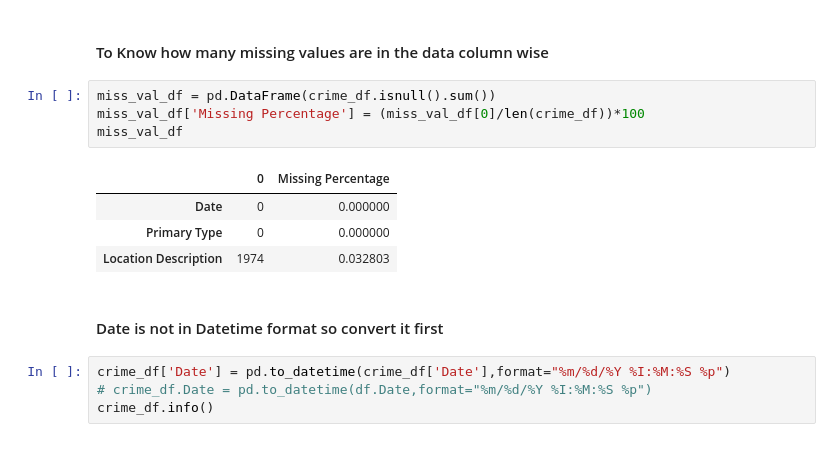
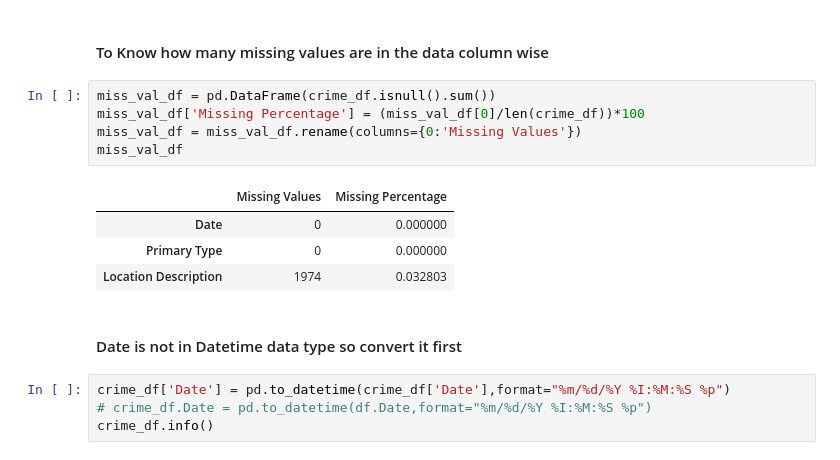
Before and after one commit to himesh2795/Crime-Rate-Analysis-and-Predictions, a Jupyter notebook: Crime Rate in Chicago.ipynb, the cells around one changed output. Cells and saved outputs as stored; diff of their text form.

```diff
--- a/Crime Rate in Chicago.ipynb
+++ b/Crime Rate in Chicago.ipynb
@@ -107,14 +107,15 @@ crime_df.head()
 # %%
 miss_val_df = pd.DataFrame(crime_df.isnull().sum())
 miss_val_df['Missing Percentage'] = (miss_val_df[0]/len(crime_df))*100
+miss_val_df = miss_val_df.rename(columns={0:'Missing Values'})
 miss_val_df
 # %% [output]
-|  | 0 | Missing Percentage |
+|  | Missing Values | Missing Percentage |
 | Date | 0 | 0.000000 |
 | Primary Type | 0 | 0.000000 |
 | Location Description | 1974 | 0.032803 |
 # %% [markdown]
-#### Date is not in Datetime format so convert it first
+#### Date is not in Datetime data type so convert it first
 # %%
 crime_df['Date'] = pd.to_datetime(crime_df['Date'],format="%m/%d/%Y %I:%M:%S %p")
 # crime_df.Date = pd.to_datetime(df.Date,format="%m/%d/%Y %I:%M:%S %p")
```
Also changed, not shown: parts of 1 cell of this notebook.
